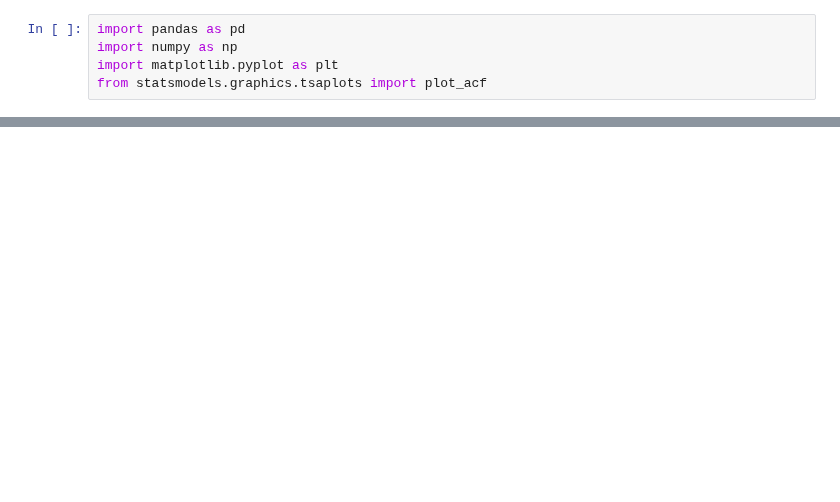
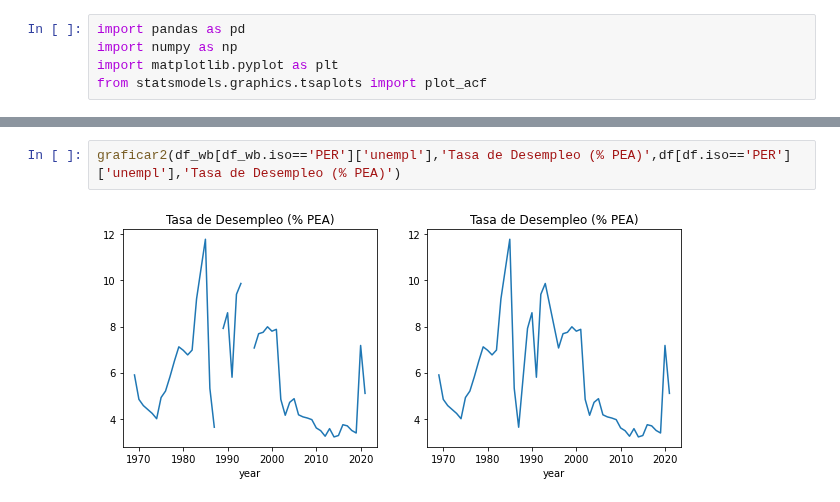
Before and after one commit to valegrei/gdp-growth-forecast, a Jupyter notebook: gdp_growth_forecasting/preprocesamiento/data_analysis.ipynb, the cells around one changed output, grey strips where cells are left out. Saved outputs shown, nothing was run; the diff lists cells and outputs as text; blank space fills up the shorter version.

```diff
--- a/gdp_growth_forecasting/preprocesamiento/data_analysis.ipynb
+++ b/gdp_growth_forecasting/preprocesamiento/data_analysis.ipynb
@@ -319,0 +243,4 @@ graficar(df_jst[df_jst.iso=='USA'],'infl_cpi')
+# %%
+graficar2(df_wb[df_wb.iso=='PER']['unempl'],'Tasa de Desempleo (% PEA)',df[df.iso=='PER']['unempl'],'Tasa de Desempleo (% PEA)')
+# %% [output]
+[figure, added]
```
Also changed, not shown: parts of 63 cells of this notebook, 7 other files.
